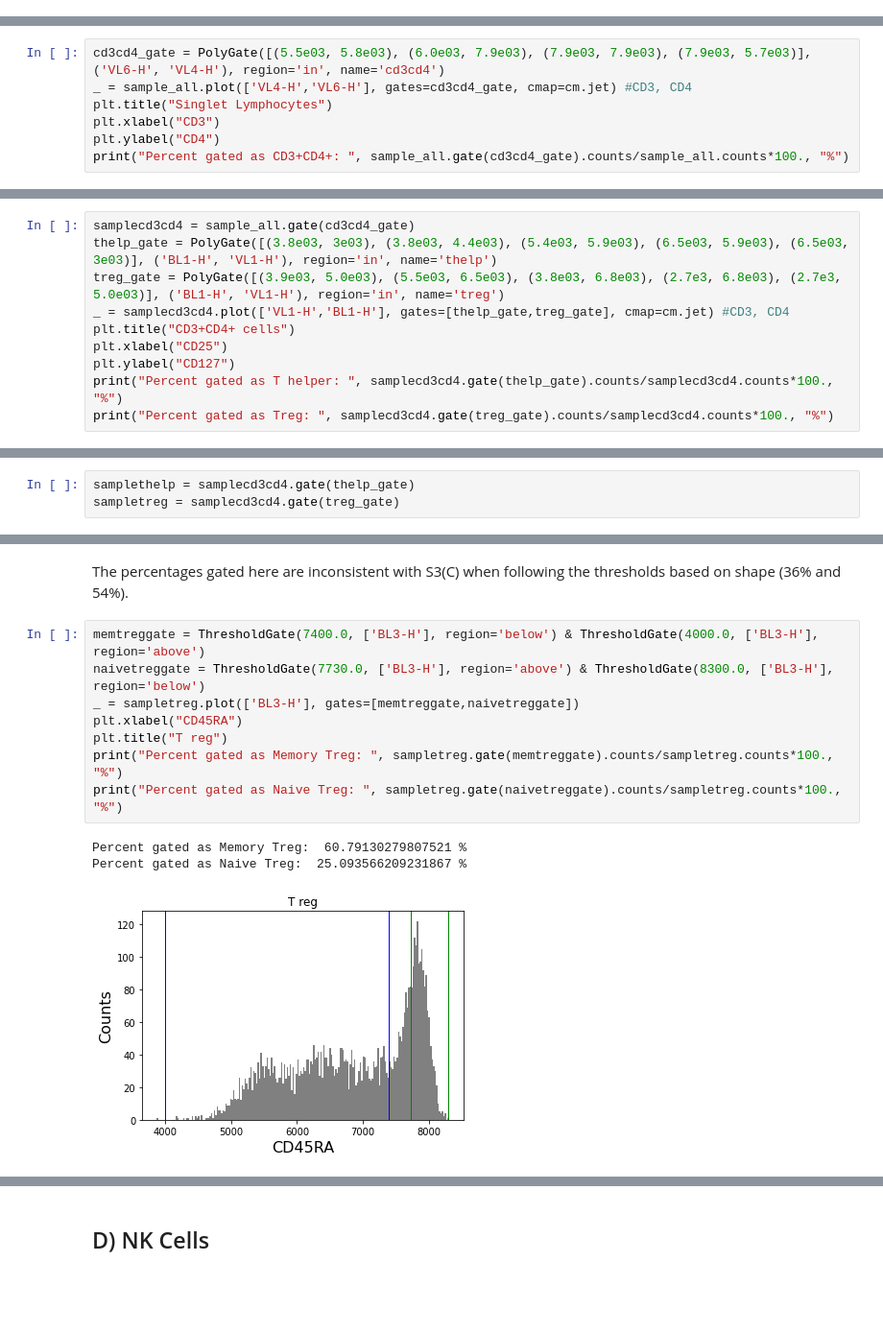
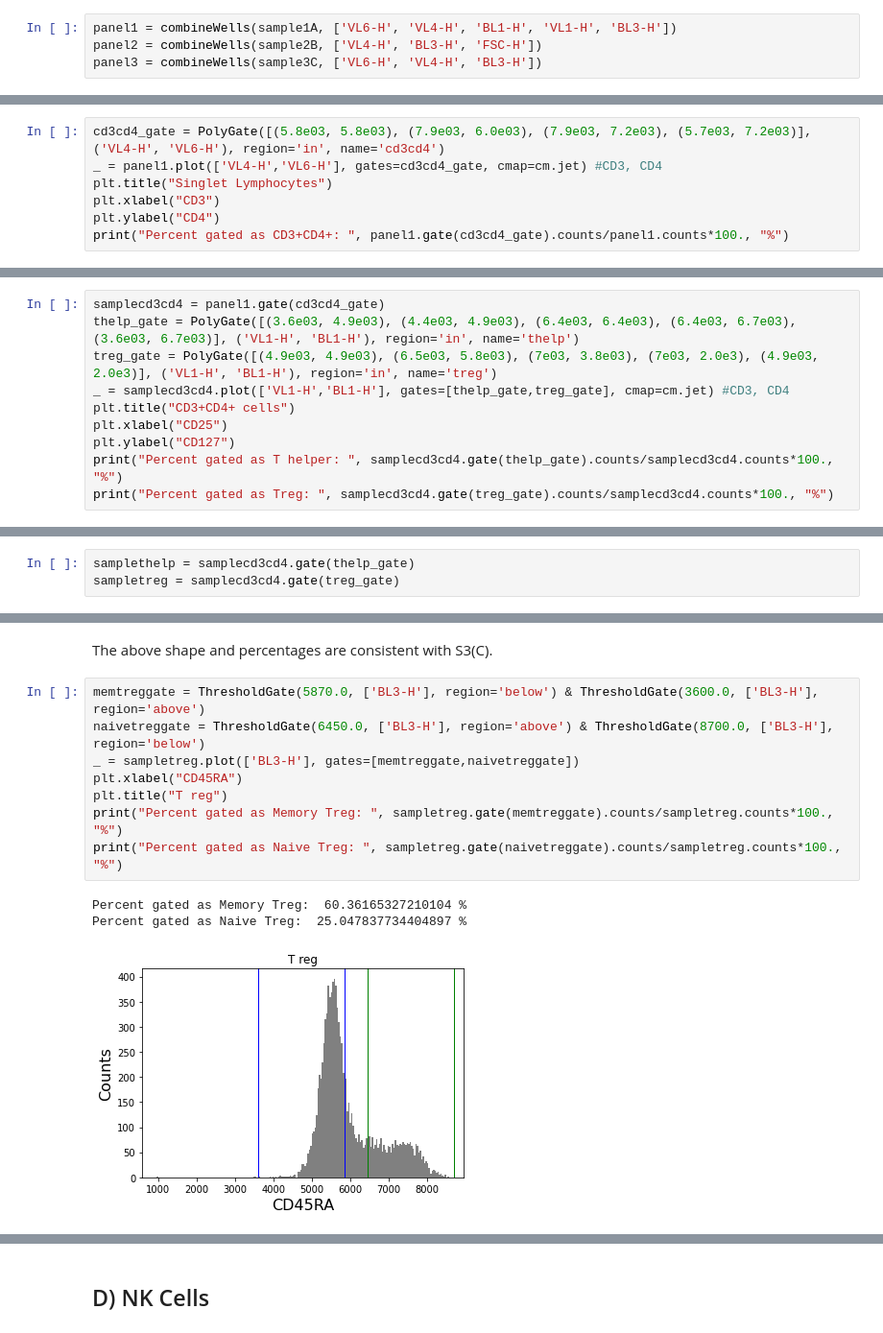
Before and after one commit to meyer-lab/gc-valent, a Jupyter notebook: ckine/liveCellGating_0426_plate2.ipynb, the cells around one changed output, grey strips where cells are left out. Shown at 96% size. Drawn from its saved outputs; the diff is of its cells as text; blank space fills up the shorter version.

```diff
--- a/ckine/liveCellGating_0426_plate2.ipynb
+++ b/ckine/liveCellGating_0426_plate2.ipynb
@@ -58,10 +33,14 @@ Above shape appears consistent with Farhat et al. S3(A), and the percentage gate
+# %%
+panel1 = combineWells(sample1A, ['VL6-H', 'VL4-H', 'BL1-H', 'VL1-H', 'BL3-H'])
+panel2 = combineWells(sample2B, ['VL4-H', 'BL3-H', 'FSC-H'])
+panel3 = combineWells(sample3C, ['VL6-H', 'VL4-H', 'BL3-H'])
 # %% [markdown]
 ## C) T helper and T regulatory cells
 # %%
-cd3cd4_gate = PolyGate([(5.5e03, 5.8e03), (6.0e03, 7.9e03), (7.9e03, 7.9e03), (7.9e03, 5.7e03)], ('VL6-H', 'VL4-H'), region='in', name='cd3cd4')
-_ = sample_all.plot(['VL4-H','VL6-H'], gates=cd3cd4_gate, cmap=cm.jet) #CD3, CD4
+cd3cd4_gate = PolyGate([(5.8e03, 5.8e03), (7.9e03, 6.0e03), (7.9e03, 7.2e03), (5.7e03, 7.2e03)], ('VL4-H', 'VL6-H'), region='in', name='cd3cd4')
+_ = panel1.plot(['VL4-H','VL6-H'], gates=cd3cd4_gate, cmap=cm.jet) #CD3, CD4
 plt.title("Singlet Lymphocytes")
 plt.xlabel("CD3")
 plt.ylabel("CD4")
-print("Percent gated as CD3+CD4+: ", sample_all.gate(cd3cd4_gate).counts/sample_all.counts*100., "%")
+print("Percent gated as CD3+CD4+: ", panel1.gate(cd3cd4_gate).counts/panel1.counts*100., "%")
 # %% [output]
@@ -72,7 +51,7 @@ The above plot was inconsistent with S3(C). The gating was determined by selecti
 # %%
-samplecd3cd4 = sample_all.gate(cd3cd4_gate)
-thelp_gate = PolyGate([(3.8e03, 3e03), (3.8e03, 4.4e03), (5.4e03, 5.9e03), (6.5e03, 5.9e03), (6.5e03, 3e03)], ('BL1-H', 'VL1-H'), region='in', name='thelp')
-treg_gate = PolyGate([(3.9e03, 5.0e03), (5.5e03, 6.5e03), (3.8e03, 6.8e03), (2.7e3, 6.8e03), (2.7e3, 5.0e03)], ('BL1-H', 'VL1-H'), region='in', name='treg')
+samplecd3cd4 = panel1.gate(cd3cd4_gate)
+thelp_gate = PolyGate([(3.6e03, 4.9e03), (4.4e03, 4.9e03), (6.4e03, 6.4e03), (6.4e03, 6.7e03), (3.6e03, 6.7e03)], ('VL1-H', 'BL1-H'), region='in', name='thelp')
+treg_gate = PolyGate([(4.9e03, 4.9e03), (6.5e03, 5.8e03), (7e03, 3.8e03), (7e03, 2.0e3), (4.9e03, 2.0e3)], ('VL1-H', 'BL1-H'), region='in', name='treg')
 _ = samplecd3cd4.plot(['VL1-H','BL1-H'], gates=[thelp_gate,treg_gate], cmap=cm.jet) #CD3, CD4
 plt.title("CD3+CD4+ cells")
 plt.xlabel("CD25")
@@ -103,14 +82,14 @@ Percent gated as Naive T helper:  67.23731477323754 %
-# %% [markdown]
-The percentages gated here are inconsistent with S3(C) when following the thresholds based on shape (36% and 54%).
+# %% [markdown]
+The above shape and percentages are consistent with S3(C).
 # %%
-memtreggate = ThresholdGate(7400.0, ['BL3-H'], region='below') & ThresholdGate(4000.0, ['BL3-H'], region='above')
-naivetreggate = ThresholdGate(7730.0, ['BL3-H'], region='above') & ThresholdGate(8300.0, ['BL3-H'], region='below')
+memtreggate = ThresholdGate(5870.0, ['BL3-H'], region='below') & ThresholdGate(3600.0, ['BL3-H'], region='above')
+naivetreggate = ThresholdGate(6450.0, ['BL3-H'], region='above') & ThresholdGate(8700.0, ['BL3-H'], region='below')
 _ = sampletreg.plot(['BL3-H'], gates=[memtreggate,naivetreggate])
 plt.xlabel("CD45RA")
 plt.title("T reg")
 print("Percent gated as Memory Treg: ", sampletreg.gate(memtreggate).counts/sampletreg.counts*100., "%")
 print("Percent gated as Naive Treg: ", sampletreg.gate(naivetreggate).counts/sampletreg.counts*100., "%")
 # %% [output]
-Percent gated as Memory Treg:  60.79130279807521 %
-Percent gated as Naive Treg:  25.093566209231867 %
+Percent gated as Memory Treg:  60.36165327210104 %
+Percent gated as Naive Treg:  25.047837734404897 %
-[figure, old version]
+[figure, new version]
```
Also changed, not shown: parts of 23 cells of this notebook, 3 other files.
